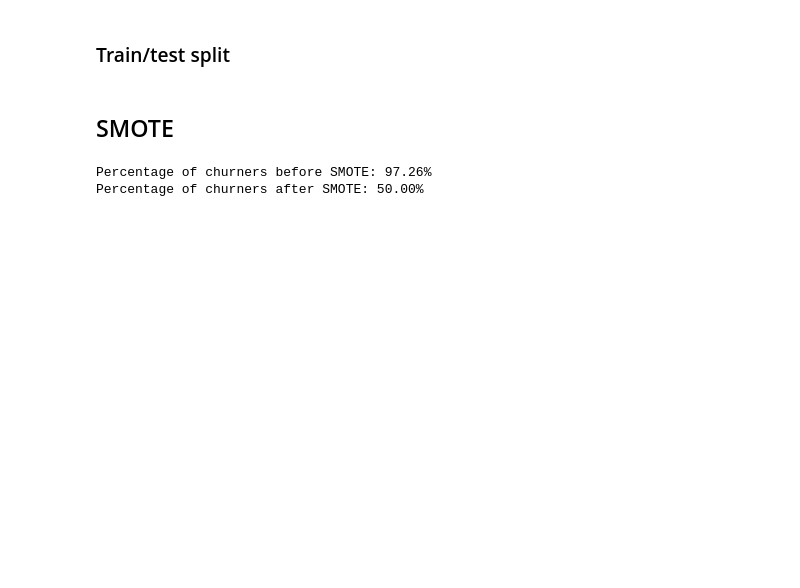
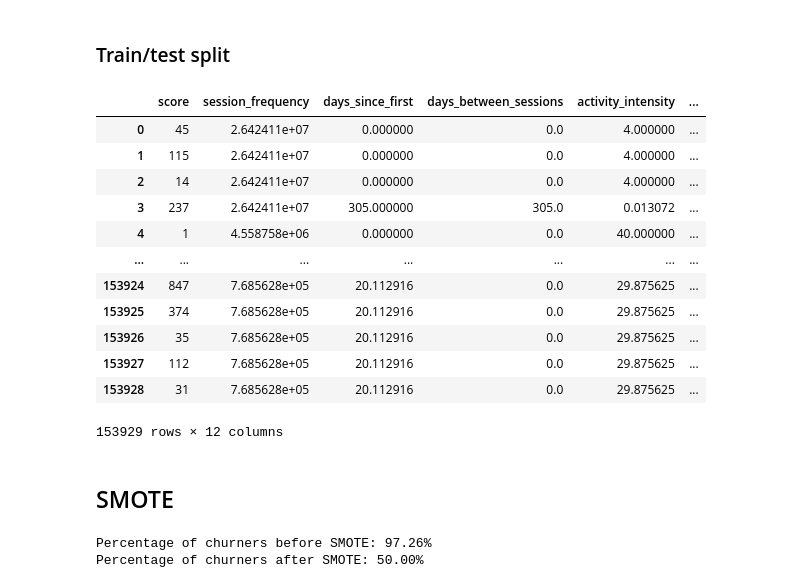
Before and after one commit to Balboa57/aocd, a Jupyter notebook: structure.ipynb, the cells around one changed output. Cells and saved outputs as stored; diff of their text form; code cells hidden in the pictures; blank space fills up the shorter version.

```diff
--- a/structure.ipynb
+++ b/structure.ipynb
@@ -205,7 +269,12 @@ features = [
     'activity_intensity',
     'total_sessions',
     'score_density',
-    'std_score'
+    'std_score',
+
+    'avg_score_per_session',
+    'last_session_score',
+    'activity_intensity',
+    'last_score_ratio'
 ]
 
 X = data[features]
@@ -215,6 +284,22 @@ y = data['churn']
 
 # Split data into training and test sets
 X_train, X_test, y_train, y_test = train_test_split(X, y, test_size=0.3, random_state=42, stratify=y)
+# %%
+X
+# %% [output]
+|  | score | session_frequency | days_since_first | days_between_sessions | activity_intensity | ... |
+| 0 | 45 | 2.642411e+07 | 0.000000 | 0.0 | 4.000000 | ... |
+| 1 | 115 | 2.642411e+07 | 0.000000 | 0.0 | 4.000000 | ... |
+| 2 | 14 | 2.642411e+07 | 0.000000 | 0.0 | 4.000000 | ... |
+| 3 | 237 | 2.642411e+07 | 305.000000 | 305.0 | 0.013072 | ... |
+| 4 | 1 | 4.558758e+06 | 0.000000 | 0.0 | 40.000000 | ... |
+| ... | ... | ... | ... | ... | ... | ... |
+| 153924 | 847 | 7.685628e+05 | 20.112916 | 0.0 | 29.875625 | ... |
+| 153925 | 374 | 7.685628e+05 | 20.112916 | 0.0 | 29.875625 | ... |
+| 153926 | 35 | 7.685628e+05 | 20.112916 | 0.0 | 29.875625 | ... |
+| 153927 | 112 | 7.685628e+05 | 20.112916 | 0.0 | 29.875625 | ... |
+| 153928 | 31 | 7.685628e+05 | 20.112916 | 0.0 | 29.875625 | ... |
+153929 rows × 12 columns
 # %% [markdown]
 ## SMOTE
 # %%
```
Also changed, not shown: parts of 13 cells of this notebook.
